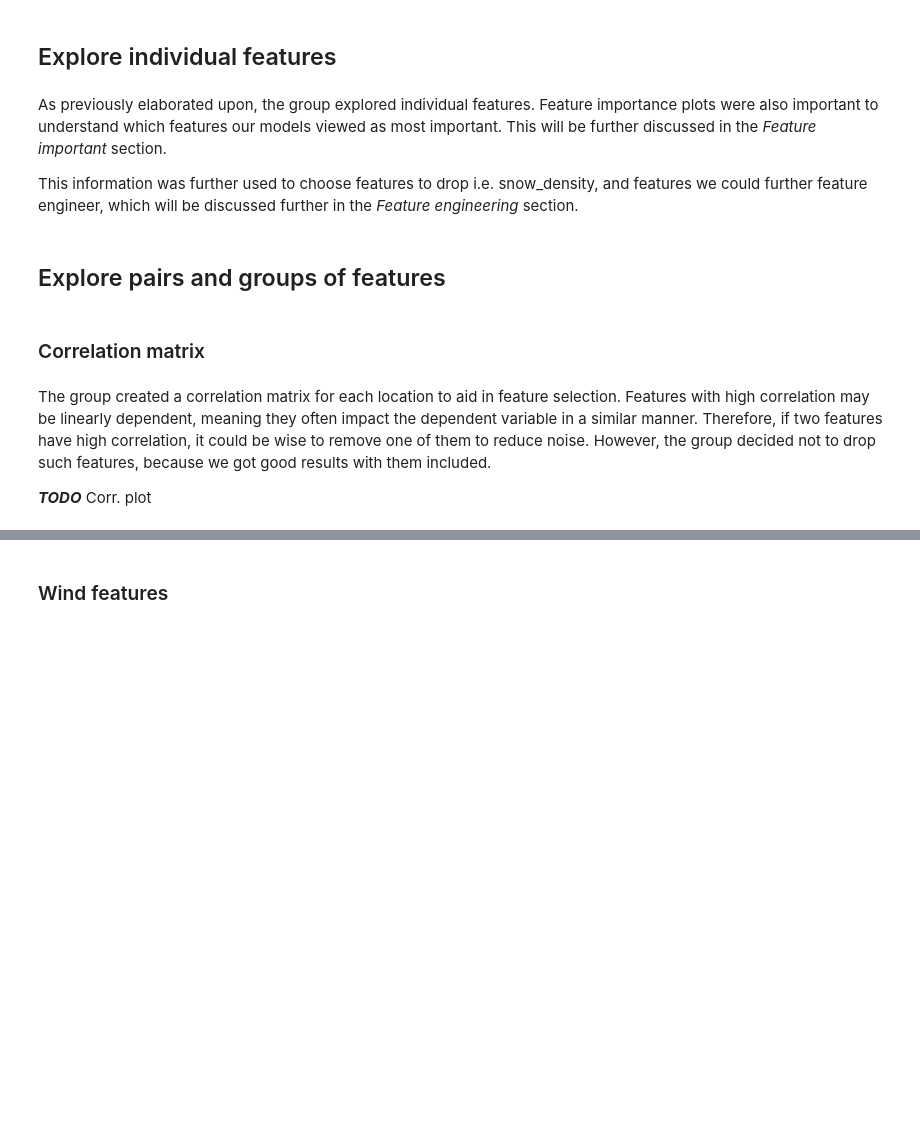
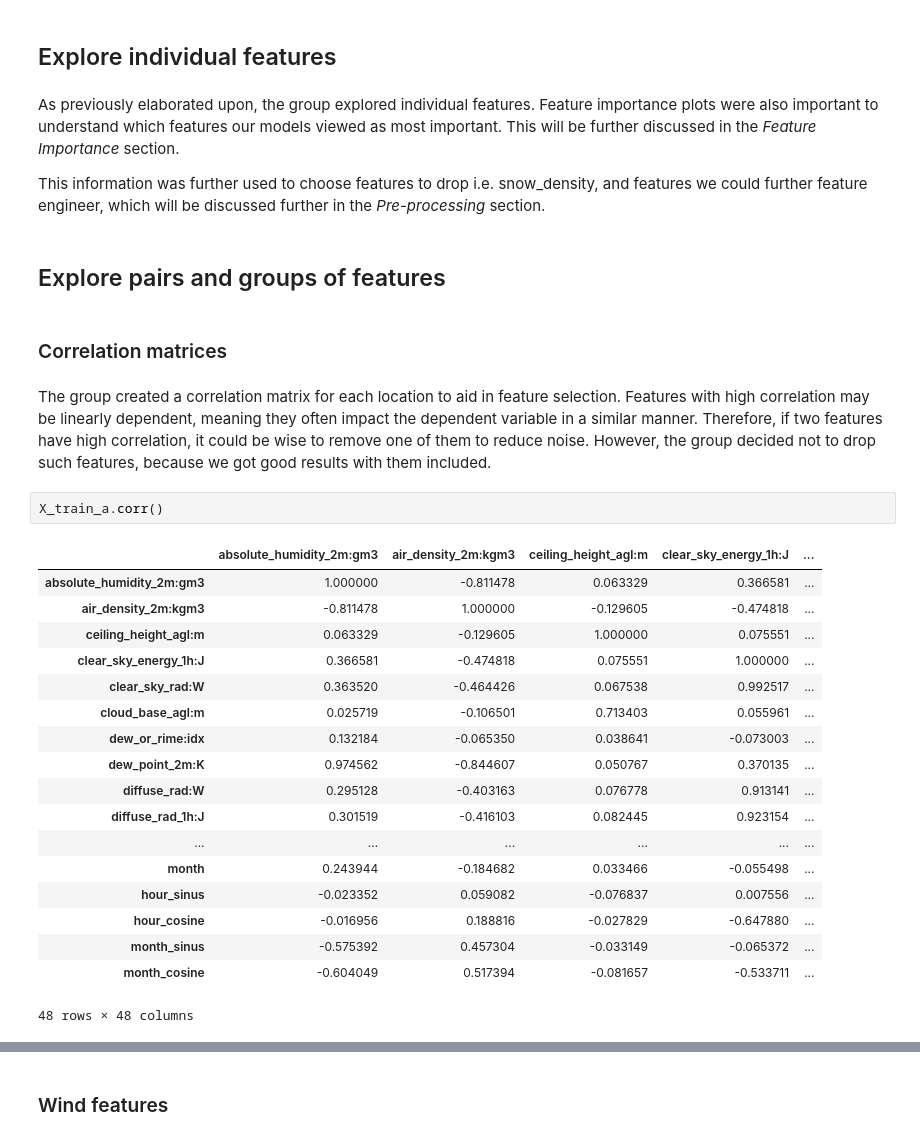
Before and after one commit to J-Ness/Solar-Energy-Production-Forecasting, a Jupyter notebook: data/2_long_notebook.ipynb, the cells around one changed output, grey strips where cells are left out. Saved outputs shown, nothing was run; the diff lists cells and outputs as text; blank space fills up the shorter version.

```diff
--- a/data/2_long_notebook.ipynb
+++ b/data/2_long_notebook.ipynb
@@ -386,14 +110,33 @@ The group had a realistic approach to the estimated data. The fact that they are
 # %% [markdown]
 ## Explore individual features
 # %% [markdown]
-As previously elaborated upon, the group explored individual features. Feature importance plots were also important to understand which features our models viewed as most important. This will be further discussed in the *Feature important* section.
+As previously elaborated upon, the group explored individual features. Feature importance plots were also important to understand which features our models viewed as most important. This will be further discussed in the *Feature Importance* section.
 
-This information was further used to choose features to drop i.e. snow_density, and features we could further feature engineer, which will be discussed further in the *Feature engineering* section.
+This information was further used to choose features to drop i.e. snow_density, and features we could further feature engineer, which will be discussed further in the *Pre-processing* section.
 # %% [markdown]
 ## Explore pairs and groups of features
 # %% [markdown]
-### Correlation matrix
+### Correlation matrices
 # %% [markdown]
 The group created a correlation matrix for each location to aid in feature selection. Features with high correlation may be linearly dependent, meaning they often impact the dependent variable in a similar manner. Therefore, if two features have high correlation, it could be wise to remove one of them to reduce noise. However, the group decided not to drop such features, because we got good results with them included.
-
-***TODO*** Corr. plot
+# %%
+X_train_a.corr()
+# %% [output]
+|  | absolute_humidity_2m:gm3 | air_density_2m:kgm3 | ceiling_height_agl:m | clear_sky_energy_1h:J | ... |
+| absolute_humidity_2m:gm3 | 1.000000 | -0.811478 | 0.063329 | 0.366581 | ... |
+| air_density_2m:kgm3 | -0.811478 | 1.000000 | -0.129605 | -0.474818 | ... |
+| ceiling_height_agl:m | 0.063329 | -0.129605 | 1.000000 | 0.075551 | ... |
+| clear_sky_energy_1h:J | 0.366581 | -0.474818 | 0.075551 | 1.000000 | ... |
+| clear_sky_rad:W | 0.363520 | -0.464426 | 0.067538 | 0.992517 | ... |
+| cloud_base_agl:m | 0.025719 | -0.106501 | 0.713403 | 0.055961 | ... |
+| dew_or_rime:idx | 0.132184 | -0.065350 | 0.038641 | -0.073003 | ... |
+| dew_point_2m:K | 0.974562 | -0.844607 | 0.050767 | 0.370135 | ... |
+| diffuse_rad:W | 0.295128 | -0.403163 | 0.076778 | 0.913141 | ... |
+| diffuse_rad_1h:J | 0.301519 | -0.416103 | 0.082445 | 0.923154 | ... |
+| ... | ... | ... | ... | ... | ... |
+| month | 0.243944 | -0.184682 | 0.033466 | -0.055498 | ... |
+| hour_sinus | -0.023352 | 0.059082 | -0.076837 | 0.007556 | ... |
+| hour_cosine | -0.016956 | 0.188816 | -0.027829 | -0.647880 | ... |
+| month_sinus | -0.575392 | 0.457304 | -0.033149 | -0.065372 | ... |
+| month_cosine | -0.604049 | 0.517394 | -0.081657 | -0.533711 | ... |
+48 rows × 48 columns
```
Also changed, not shown: parts of 68 cells of this notebook, 1 other file.
